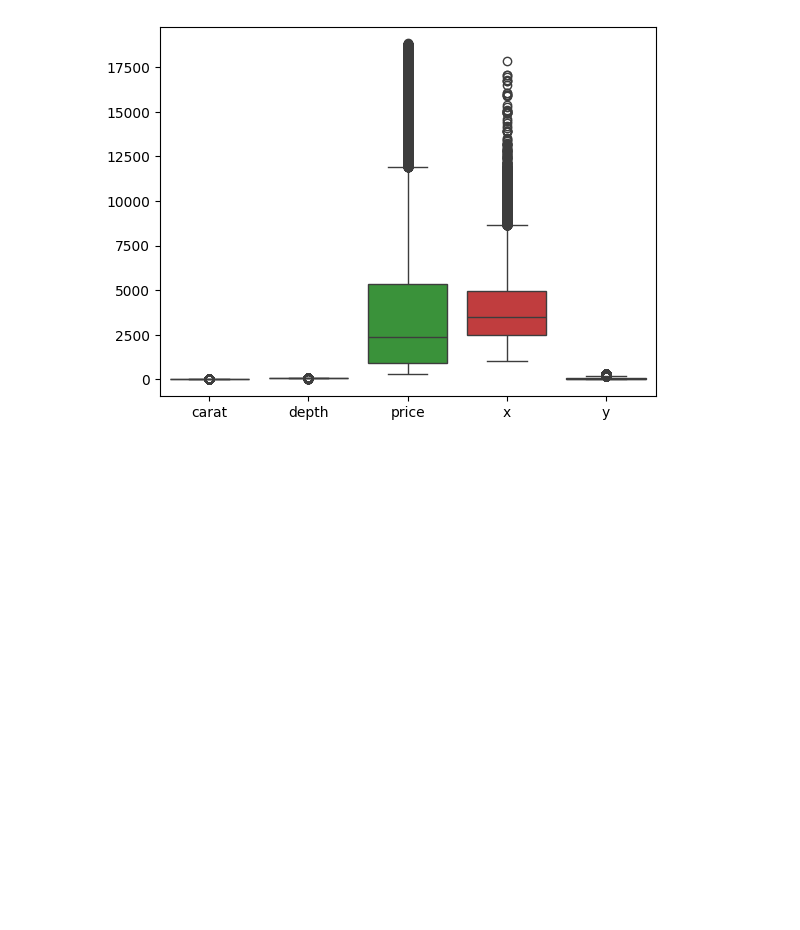
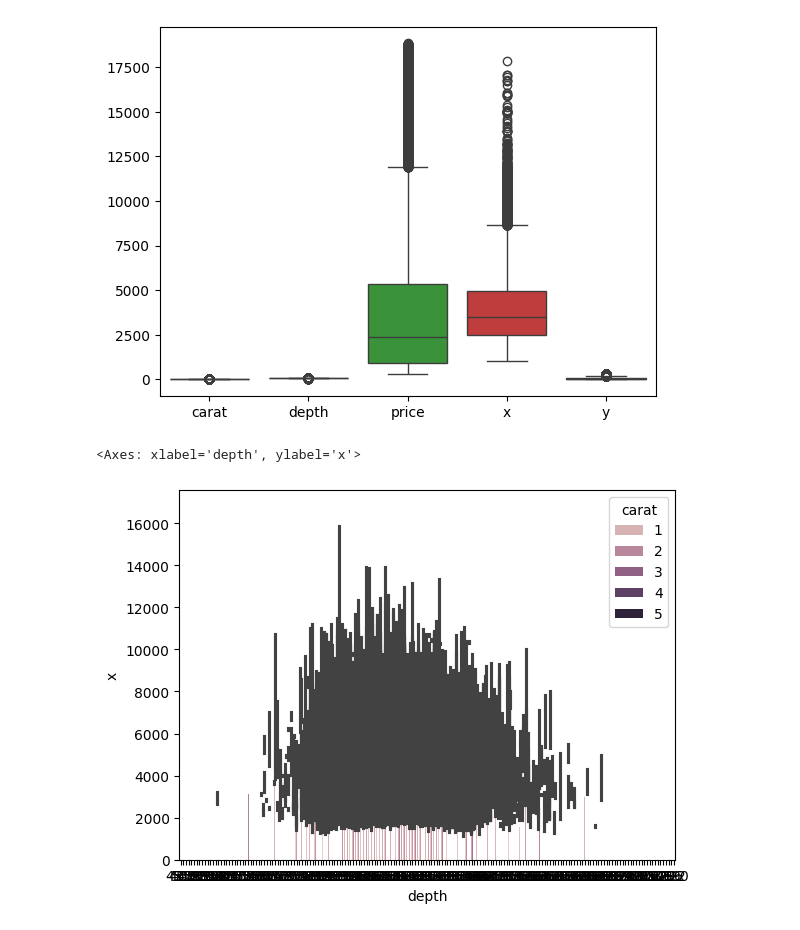
Before and after one commit to kent-debug/predictive-modelling, a Jupyter notebook: Predictive_models.ipynb, the cells around one changed output. Cells and saved outputs as stored; diff of their text form; code cells hidden in the pictures; blank space fills up the shorter version.

```diff
--- a/Predictive_models.ipynb
+++ b/Predictive_models.ipynb
@@ -131,3 +131,8 @@ sns.boxplot(club33)
 # %% [output]
 <Axes: >
 [figure]
+# %%
+sns.barplot(x='depth', y='x',hue='carat',data=club33)
+# %% [output]
+<Axes: xlabel='depth', ylabel='x'>
+[figure, added]
```
Also changed, not shown: parts of 3 cells of this notebook.
